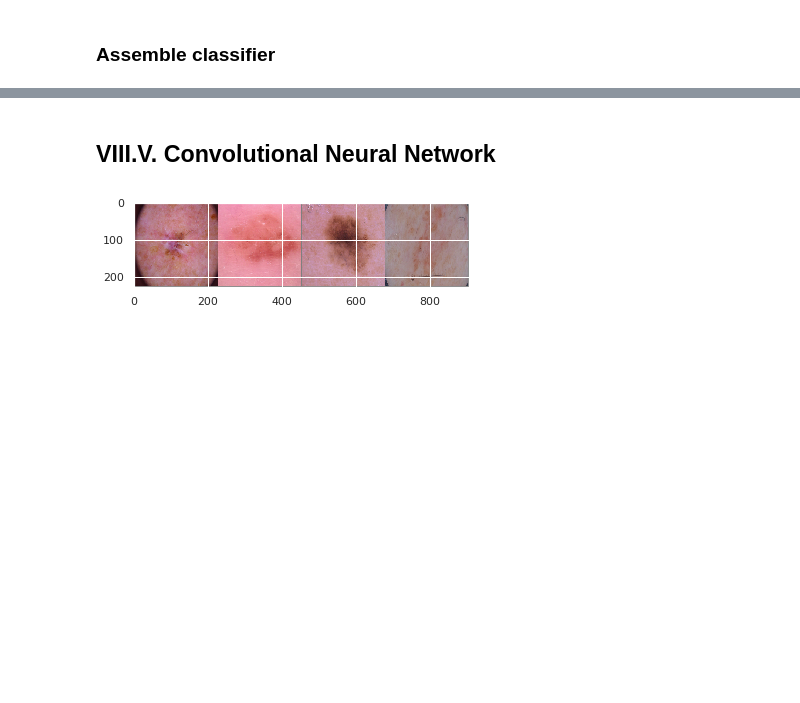
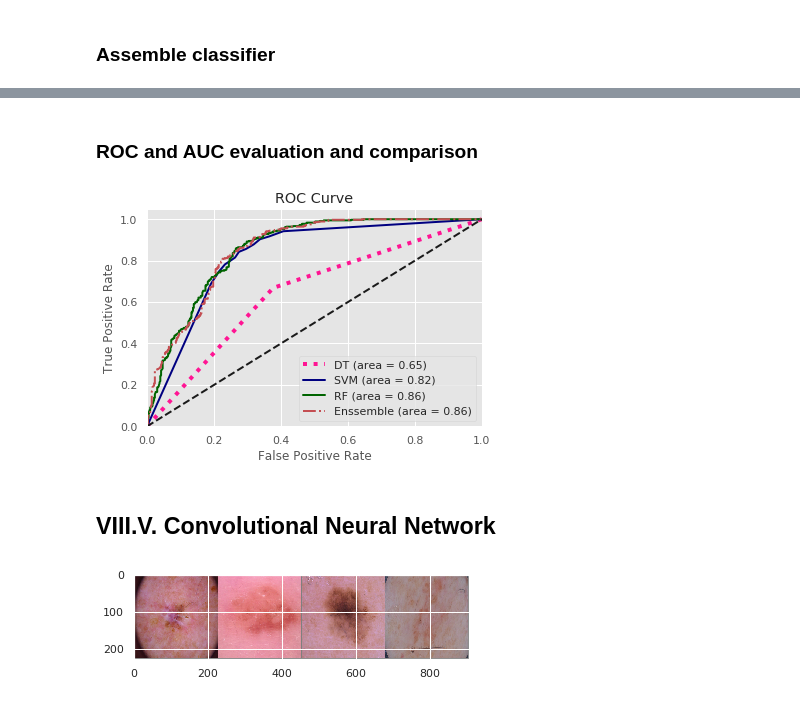
Before and after one commit to carloscarvajal1cc/Skin-cancer-detection-with-PCA-and-Deep-Learning, a Jupyter notebook: Assigment2_MachineLearning.ipynb, the cells around one changed output, grey strips where cells are left out. Cells and saved outputs as stored; diff of their text form; code cells hidden in the pictures; blank space fills up the shorter version.

```diff
--- a/Assigment2_MachineLearning.ipynb
+++ b/Assigment2_MachineLearning.ipynb
@@ -680,2 +714,15 @@ As this is cancer data, we can observe that the pixels play a big role and there
 # %% [markdown]
 ### Assemble classifier
+# %%
+from sklearn.ensemble import VotingClassifier
+
+print("Applying a voting classifier by using weighted votes")
+t0 = time()
+
+eclf = VotingClassifier(estimators=[('tree', clftree), ('svm', bg1),
+                                    ('rf', bg2)], voting='soft', weights=[1, 3, 2])
+
+
+eclf = eclf.fit(X_train_pca, y_train)
+
+print("done in {}s".format(time() - t0))
@@ -682,3 +754,55 @@ As this is cancer data, we can observe that the pixels play a big role and there
+# %% [markdown]
+### ROC and AUC evaluation and comparison
+# %%
+from sklearn.metrics import roc_auc_score
+from sklearn.metrics import roc_curve, auc
+import matplotlib.pyplot as plt
+plt.style.use('ggplot')
+%matplotlib inline
+# %%
+# Probabilities for each class for each classifier.
+
+
+tprobs = clftree.predict_proba(X_test_pca)[:, 1]
+svm_probs = bg1.predict_proba(X_test_pca)[:, 1]
+rf_probs = bg2.predict_proba(X_test_pca)[:, 1]
+e_probs = eclf.predict_proba(X_test_pca)[:, 1]
+
+
+fpr_tree, tpr_tree, _ = roc_curve(y_test, tprobs)
+roc_auc_tree = auc(fpr_tree, tpr_tree)
+
+fpr_svm, tpr_svm, _ = roc_curve(y_test, svm_probs)
+roc_auc_svm = auc(fpr_svm, tpr_svm)
+
+fpr_rf, tpr_rf, _ = roc_curve(y_test, rf_probs)
+roc_auc_rf = auc(fpr_rf, tpr_rf)
+
+fpr_e, tpr_e, _ = roc_curve(y_test, e_probs)
+roc_auc_e = auc(fpr_e, tpr_e)
+
+plt.figure()
+plt.plot(fpr_tree, tpr_tree, color='deeppink', linestyle=':', linewidth=4,
+         lw=2, label='DT (area = %0.2f)' % roc_auc_tree)
+plt.plot(fpr_svm, tpr_svm, color='navy',
+         lw=2, label='SVM (area = %0.2f)' % roc_auc_svm)
+plt.plot(fpr_rf, tpr_rf, color='darkgreen',
+         lw=2, label='RF (area = %0.2f)' % roc_auc_rf)
+plt.plot(fpr_e, tpr_e, color='r',linestyle='-.',
+         lw=2, label='Enssemble (area = %0.2f)' % roc_auc_e)
+plt.plot([0, 1], [0, 1], color='k', lw=2, linestyle='--')
+plt.xlim([0.0, 1.0])
+plt.ylim([0.0, 1.05])
+plt.xlabel('False Positive Rate')
+plt.ylabel('True Positive Rate')
+plt.title('ROC Curve')
+plt.legend(loc="lower right")
+plt.show()
+# %% [output]
+[figure, added]
+# %% [markdown]
+
+## VIII.V. Convolutional Neural Network
 # %%
 dataiter = iter(tr_dataload)
 images, labels = dataiter.next()
@@ -689,9 +813,6 @@ vimages, vlabels = valiter.next()
 # Definign the classes
 
 classes = ('Benign','Malignant')
-# %% [markdown]
-
-## VIII.V. Convolutional Neural Network
 # %%
 transform = transforms.Compose(
     [transforms.ToTensor(),
```
Also changed, not shown: parts of 36 cells of this notebook.
